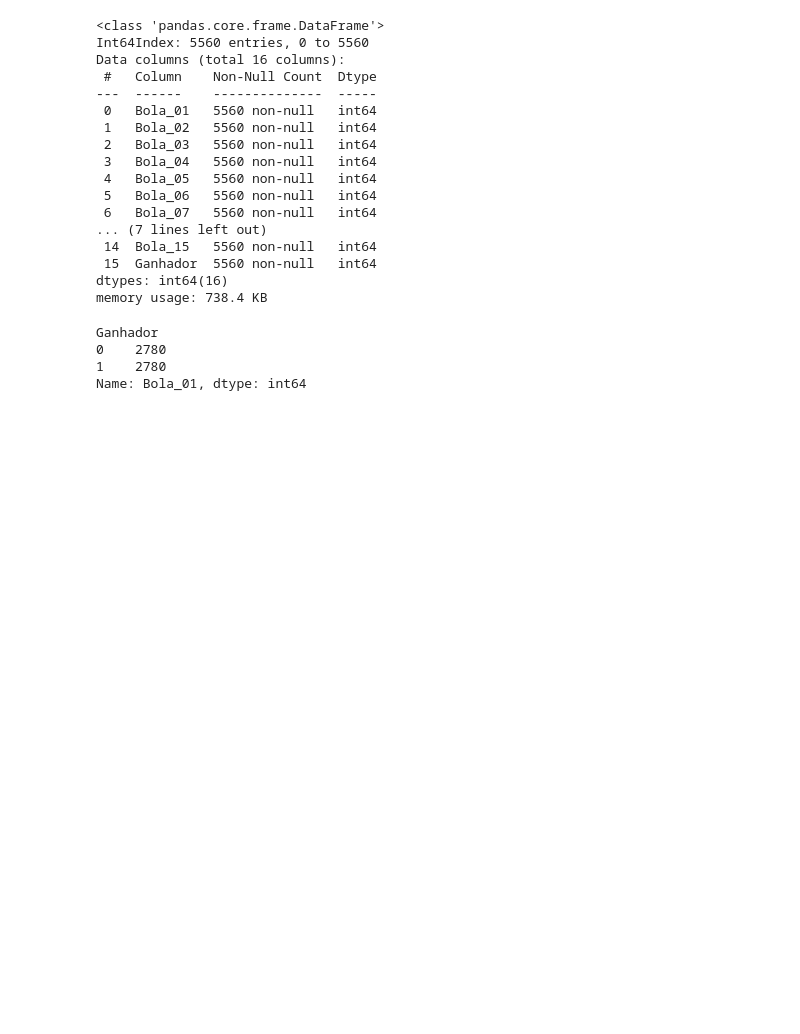
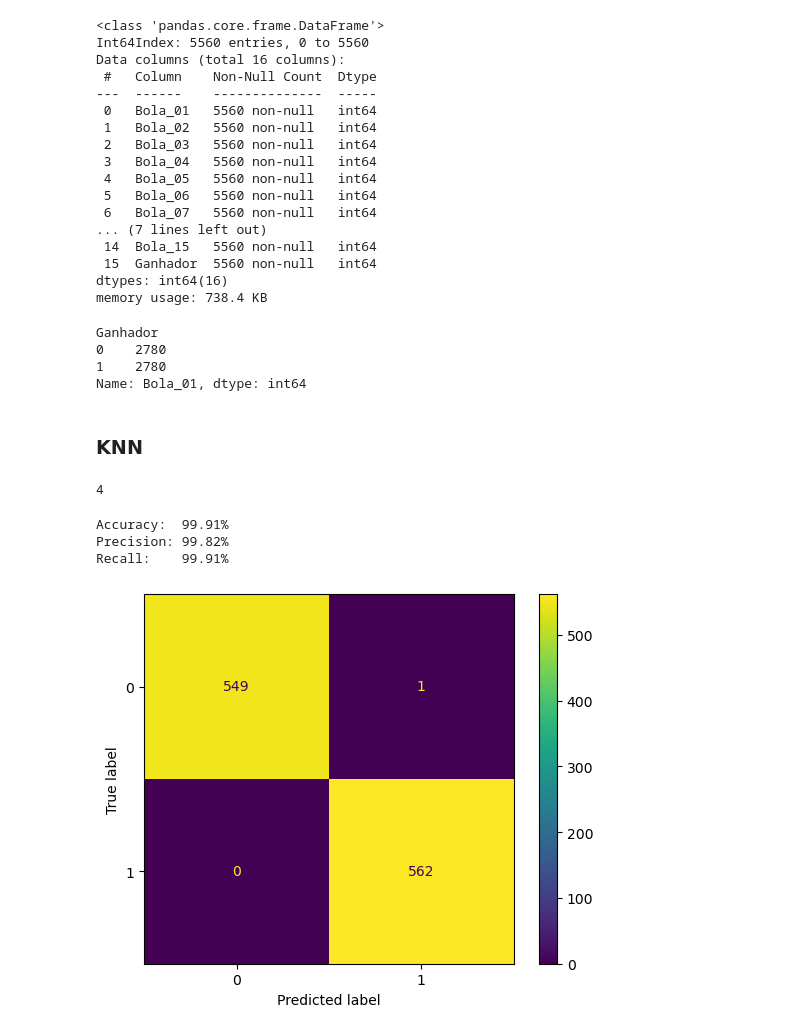
Before and after one commit to ThiagoOliveira001/learningIA, a Jupyter notebook: IA2A2/DESAFIO4/Lotofacil.ipynb, the cells around one changed output. Cells and saved outputs as stored; diff of their text form; code cells hidden in the pictures; blank space fills up the shorter version.

Commit message:
feat: adicionando modelos ao notebook

```diff
--- a/IA2A2/DESAFIO4/Lotofacil.ipynb
+++ b/IA2A2/DESAFIO4/Lotofacil.ipynb
@@ -387,0 +404,26 @@ Name: Bola_01, dtype: int64
+# %%
+X_train, X_test, y_train, y_test = train_test_split(
+   df_scaled, df_jogos['Ganhador'].values, test_size=0.2, random_state=42
+)
+# %% [markdown]
+### KNN
+# %%
+count, _ = df_jogos.shape
+n_k = round(math.log(count, 10))
+n_k
+# %% [output]
+4
+# %%
+def show_model_results(test_data, pred_data, labels):
+    cm = confusion_matrix(test_data, pred_data, labels=labels)
+    disp = ConfusionMatrixDisplay(confusion_matrix=cm, display_labels=labels)
+    ac = accuracy_score(test_data, pred_data)
+    pr = precision_score(test_data, pred_data)
+    rc = recall_score(test_data, pred_data)
+
+    print(f'Accuracy:  {round(ac*100, 2)}%')
+    print(f'Precision: {round(pr*100, 2)}%')
+    print(f'Recall:    {round(ac*100, 2)}%')
+
+    disp.plot()
+    plt.show()
@@ -387,0 +441,11 @@ Name: Bola_01, dtype: int64
+# %%
+neigh = KNeighborsClassifier(n_neighbors=n_k)
+neigh.fit(X_train, y_train)
+y_pred = neigh.predict(X_test)
+# %%
+show_model_results(y_test, y_pred, neigh.classes_)
+# %% [output]
+Accuracy:  99.91%
+Precision: 99.82%
+Recall:    99.91%
+[figure, added]
```
Also changed, not shown: parts of 33 cells of this notebook.
